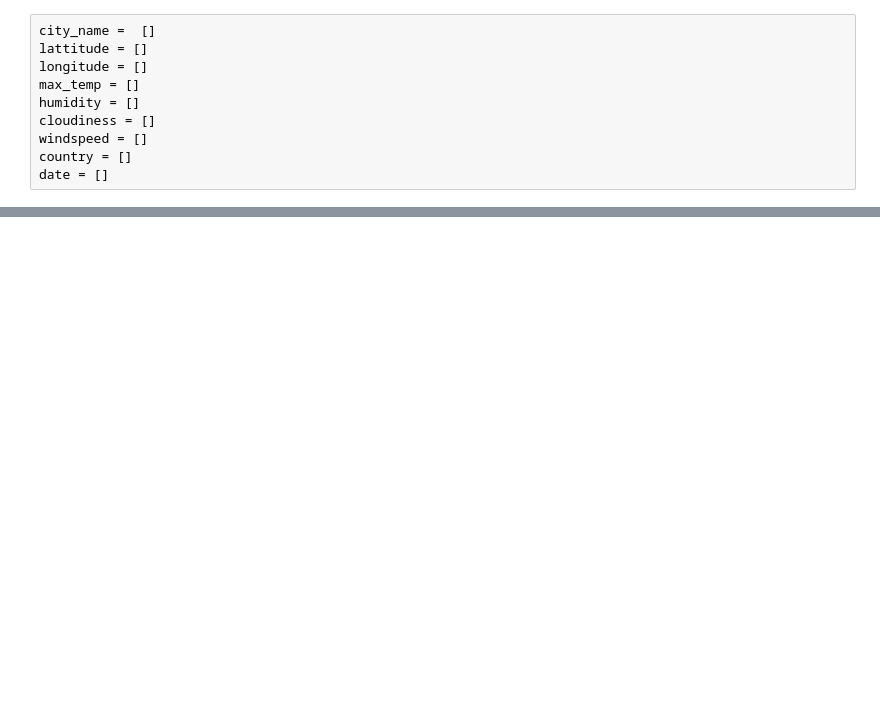
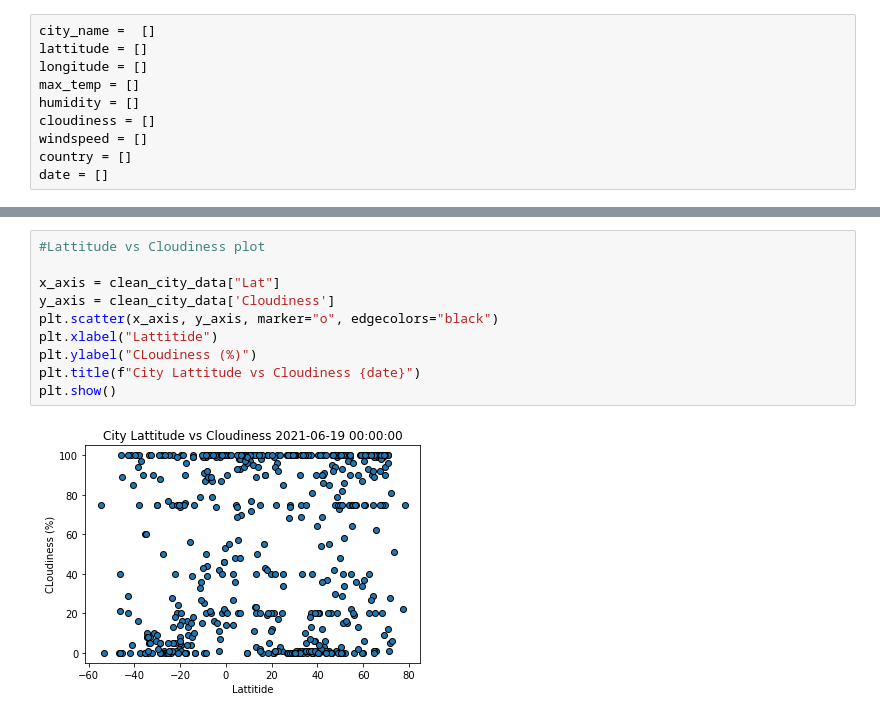
Before and after one commit to aarvinrathod/finding_vacation_spot, a Jupyter notebook: weather.ipynb, the cells around one changed output, grey strips where cells are left out. Cells and saved outputs as stored; diff of their text form; blank space fills up the shorter version.

```diff
--- a/weather.ipynb
+++ b/weather.ipynb
@@ -105,0 +218,12 @@ Processing record of | am timan
+# %%
+#Lattitude vs Cloudiness plot
+
+x_axis = clean_city_data["Lat"]
+y_axis = clean_city_data['Cloudiness']
+plt.scatter(x_axis, y_axis, marker="o", edgecolors="black")
+plt.xlabel("Lattitide")
+plt.ylabel("CLoudiness (%)")
+plt.title(f"City Lattitude vs Cloudiness {date}")
+plt.show()
+# %% [output]
+[figure, added]
```
Also changed, not shown: parts of 15 cells of this notebook, 2 other files.
